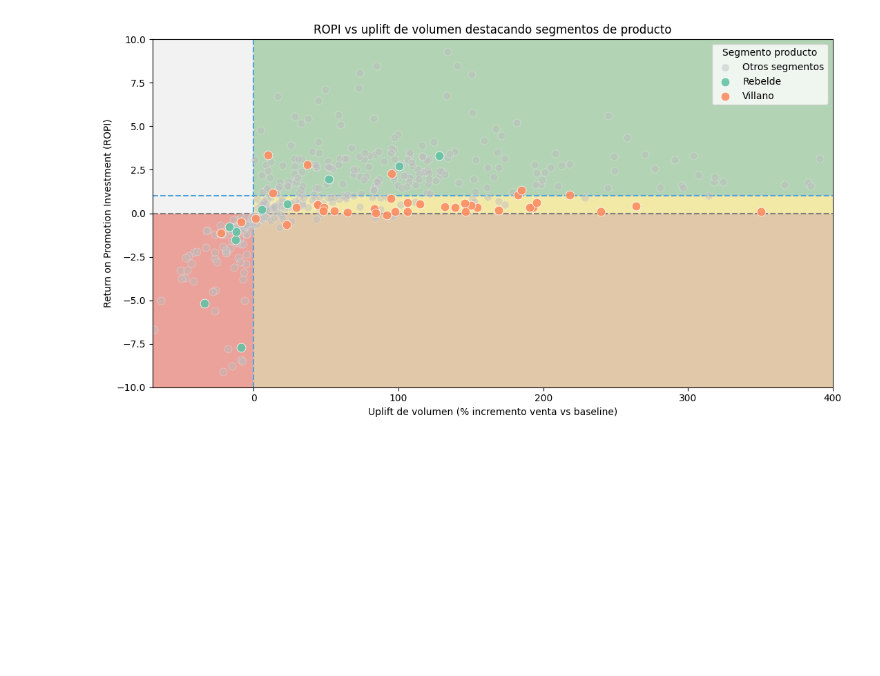
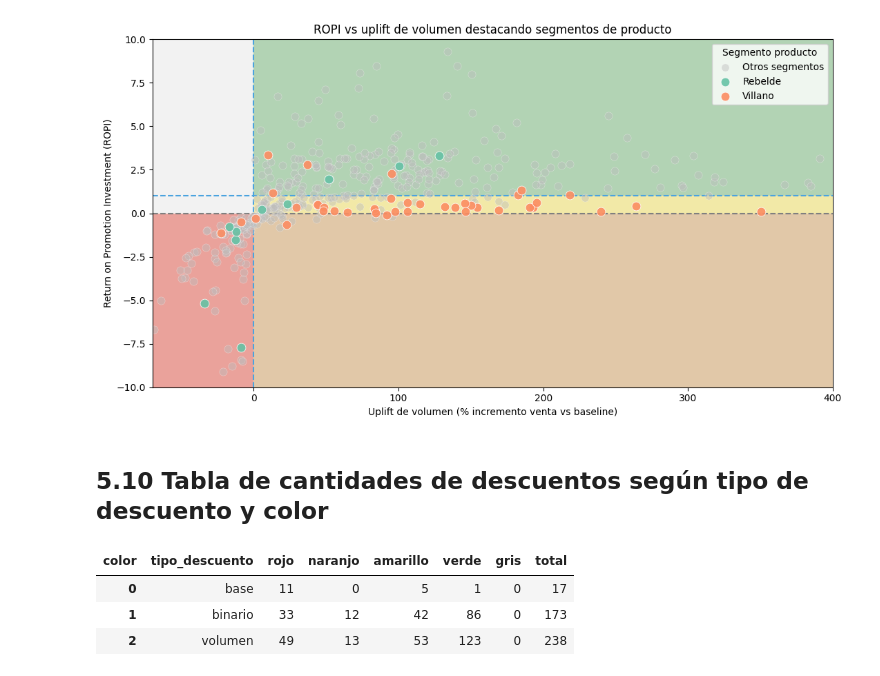
Before and after one commit to vmigonesumma/ci0103, a Jupyter notebook: retornos_por_descuento_vs06.ipynb, the cells around one changed output. Cells and saved outputs as stored; diff of their text form; code cells hidden in the pictures; blank space fills up the shorter version.

```diff
--- a/retornos_por_descuento_vs06.ipynb
+++ b/retornos_por_descuento_vs06.ipynb
@@ -3935,3 +4047,82 @@ else:
     plt.show()
 # %% [output]
 [figure]
+# %% [markdown]
+## 5.10 Tabla de cantidades de descuentos según tipo de descuento y color
+# %%
+# Tabla de cantidades de descuentos por tipo_descuento y color
+data_tabla = resultados_df.copy()
+
+data_tabla["tipo_descuento"] = (
+    data_tabla["tipo_descuento"]
+    .astype("string")
+    .fillna("")
+    .str.strip()
+)
+data_tabla["tipo_descuento"] = data_tabla["tipo_descuento"].mask(
+    data_tabla["tipo_descuento"].eq(""),
+    "Sin tipo_descuento",
+)
+
+data_tabla["color"] = (
+    data_tabla["color"]
+    .astype("string")
+    .fillna("")
+    .str.strip()
+)
+data_tabla["color"] = data_tabla["color"].mask(
+    data_tabla["color"].eq(""),
+    "gris",
+)
+
+orden_colores_tabla = ["rojo", "naranjo", "amarillo", "verde", "gris"]
+
+tabla_tipo_color = pd.crosstab(
+    data_tabla["tipo_descuento"],
+    data_tabla["color"],
+)
+
+for color in orden_colores_tabla:
+    if color not in tabla_tipo_color.columns:
+        tabla_tipo_color[color] = 0
+
+tabla_tipo_color = tabla_tipo_color[orden_colores_tabla]
+
+if "orden_tipos_descuento" in globals():
+    tipos_ordenados = [
+        tipo for tipo in orden_tipos_descuento
+        if tipo in tabla_tipo_color.index
+    ]
+else:
+    tipos_ordenados = [
+        tipo for tipo in ["base", "binario", "volumen"]
+        if tipo in tabla_tipo_color.index
+    ]
+
+tipos_inesperados = sorted(
+    tipo for tipo in tabla_tipo_color.index
+    if tipo not in tipos_ordenados
+)
+
+tabla_tipo_color = tabla_tipo_color.reindex(
+    tipos_ordenados + tipos_inesperados,
+    fill_value=0,
+)
+
+tabla_tipo_color["total"] = tabla_tipo_color.sum(axis=1)
+
+assert tabla_tipo_color["total"].sum() == len(resultados_df), (
+    f"La suma de tabla_tipo_color['total']={tabla_tipo_color['total'].sum()} "
+    f"no coincide con len(resultados_df)={len(resultados_df)}"
+)
+
+assert (
+    tabla_tipo_color[orden_colores_tabla].sum(axis=1) == tabla_tipo_color["total"]
+).all(), "Las columnas por color no suman correctamente el total por tipo_descuento."
+
+display(tabla_tipo_color.reset_index())
+# %% [output]
+| color | tipo_descuento | rojo | naranjo | amarillo | verde | gris | total |
+| 0 | base | 11 | 0 | 5 | 1 | 0 | 17 |
+| 1 | binario | 33 | 12 | 42 | 86 | 0 | 173 |
+| 2 | volumen | 49 | 13 | 53 | 123 | 0 | 238 |
```
Also changed, not shown: parts of 9 cells of this notebook.
